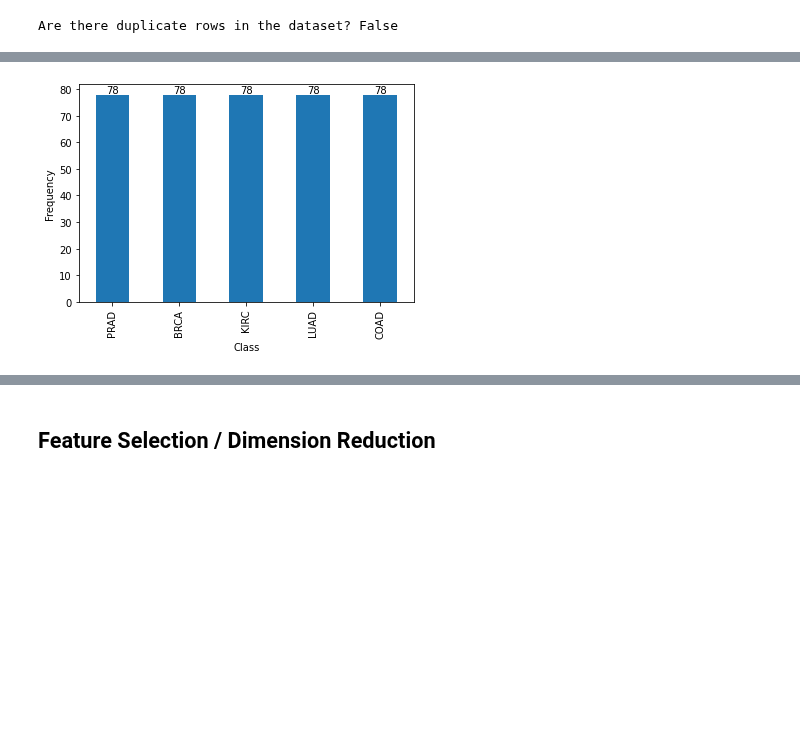
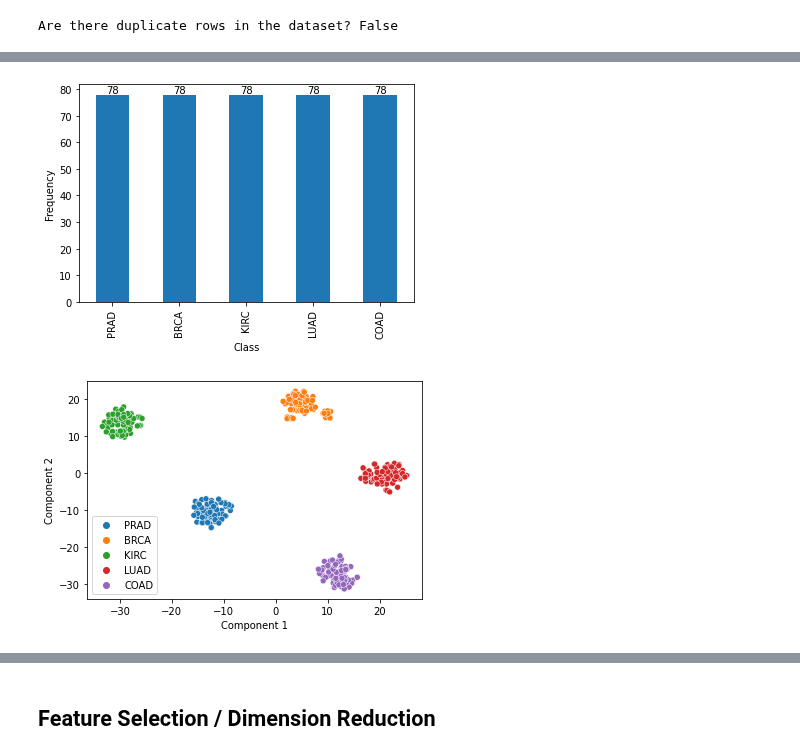
Before and after one commit to alina-dima/PR-for-AI, a Jupyter notebook: Assignment 2/Genes/genes.ipynb, the cells around one changed output, grey strips where cells are left out. Drawn from its saved outputs; the diff is of its cells as text; code cells hidden in the pictures; blank space fills up the shorter version.

```diff
--- a/Assignment 2/Genes/genes.ipynb
+++ b/Assignment 2/Genes/genes.ipynb
@@ -126,8 +133,10 @@ def perfect_undersample(x, y):
 # %%
 # Undersampled dataset
 df_under, df_labels_under = perfect_undersample(df, df_labels)
 plot_class_freq(df_labels_under)
+plot_tsne(df_under, df_labels_under)
 # %% [output]
 [figure]
+[figure, added]
 # %%
 # Oversampled dataset
```
Also changed, not shown: parts of 21 cells of this notebook.
